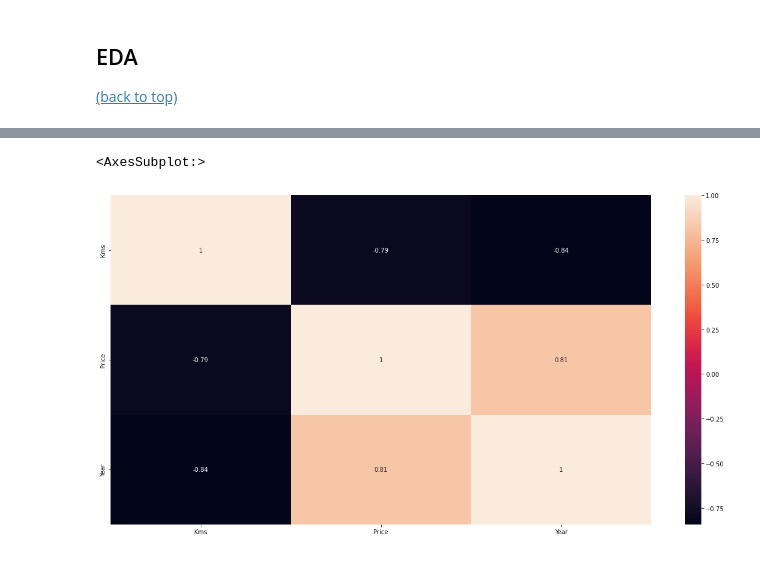
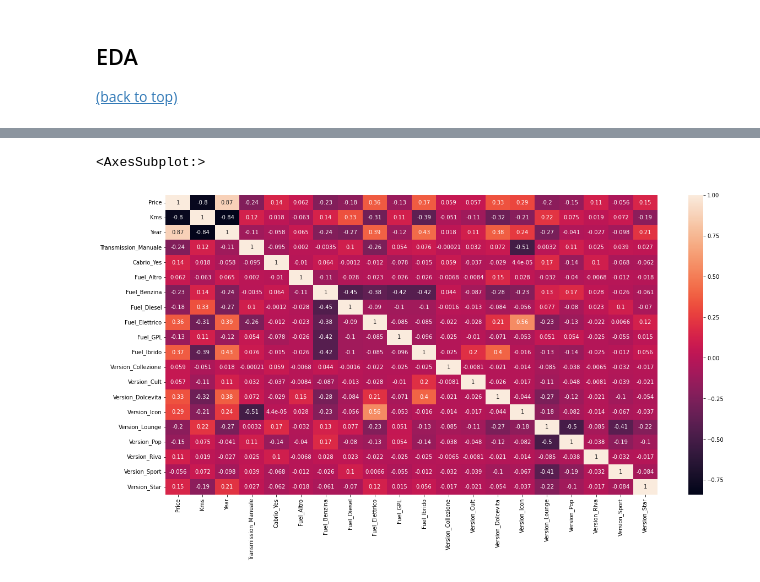
Before and after one commit to Nico-Mori/personal-projects, a Jupyter notebook: source_codes/Fiat 500/Fiat500.ipynb, the cells around one changed output, grey strips where cells are left out. Saved outputs shown, nothing was run; the diff lists cells and outputs as text; code cells hidden in the pictures.

```diff
--- a/source_codes/Fiat 500/Fiat500.ipynb
+++ b/source_codes/Fiat 500/Fiat500.ipynb
@@ -255,13 +208,11 @@ fiat_500 = fiat_500.merge(provinces, on='Province', how='left')
 # %%
+#Dropping unnecesary rows
 fiat_500 = fiat_500[~fiat_500['Title'].str.contains('Abarth', case=False)]
-fiat_500 = fiat_500[~fiat_500['Title'].str.contains('C ', case=False)]
-fiat_500 = fiat_500[fiat_500['Version']!='None']
+fiat_500 = fiat_500[fiat_500['Version']!='No info']
 
-fiat_500.drop(['Month_Year', 'Condition', 'Province', 'Name', 'Title'], axis=1)
+#Dropping unnecessary columns
+fiat_500 = fiat_500.drop(['Month_Year', 'Title'], axis=1)
 
-#fiat_500=fiat_500.drop_duplicates()
-
+#Clean df check
 fiat_500.head()
-
-#Verificare risultato finale
 # %% [output]
@@ -306,0 +245,8 @@ for h,i in enumerate(temp.columns):
+# %%
+#Remove outliers
+fiat_500 = (fiat_500[(np.abs(stats.zscore(fiat_500[['Price','Kms']])) < 3).all(axis=1)]
+    .reset_index(drop=True)
+)
+
+#3d scatterplot
+px.scatter_3d(fiat_500, x='Year', y='Kms', z='Price', opacity=0.5) # color='Fuel',
@@ -307,7 +286,13 @@ for h,i in enumerate(temp.columns):
+# %%
+df_pre = fiat_500
+# %%
+#Convert categorical variables
+df_pre = pd.get_dummies(df_pre, columns=['Transmission','Cabrio'], drop_first=True) #Binary variables
+df_pre = pd.get_dummies(df_pre, drop_first=False) #Non binary variables
 # %%
 #Correlacion entre variables numericas y variable objetivo
 plt.figure(figsize=(20, 10))
-sns.heatmap(fiat_500.select_dtypes(['int64','float64']).corr(method='spearman'), annot = True)
+sns.heatmap(df_pre.corr(method='spearman'), annot = True)
 # %% [output]
 <AxesSubplot:>
-[figure, old version]
+[figure, new version]
```
Also changed, not shown: parts of 48 cells of this notebook, 4 other files.
